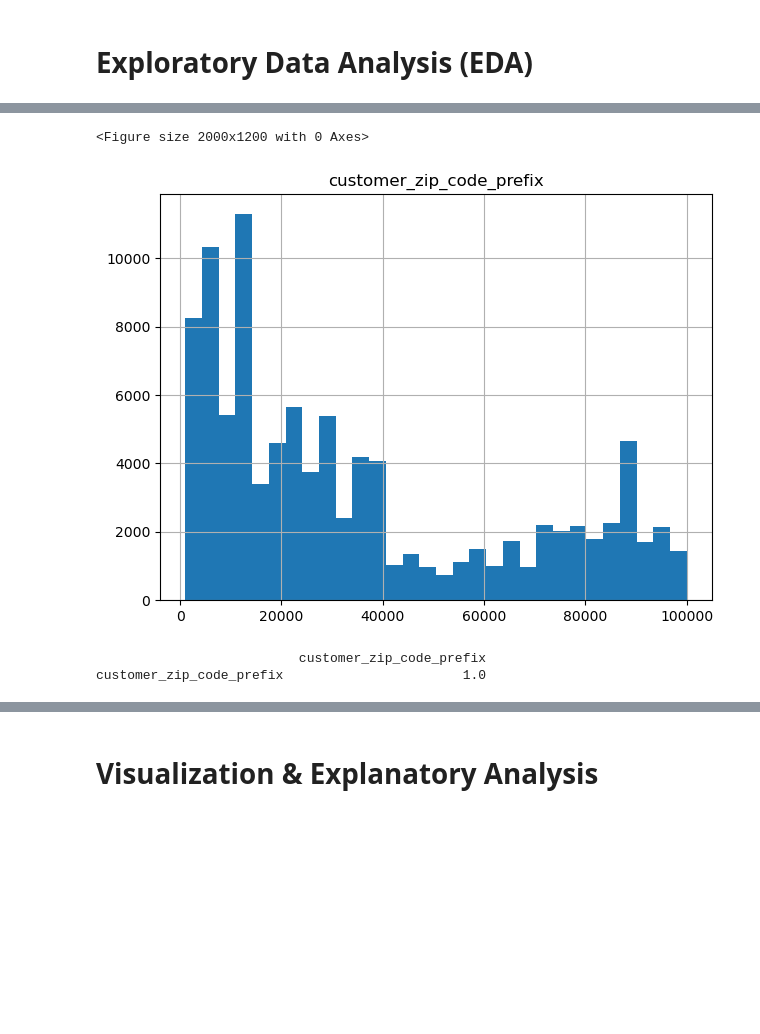
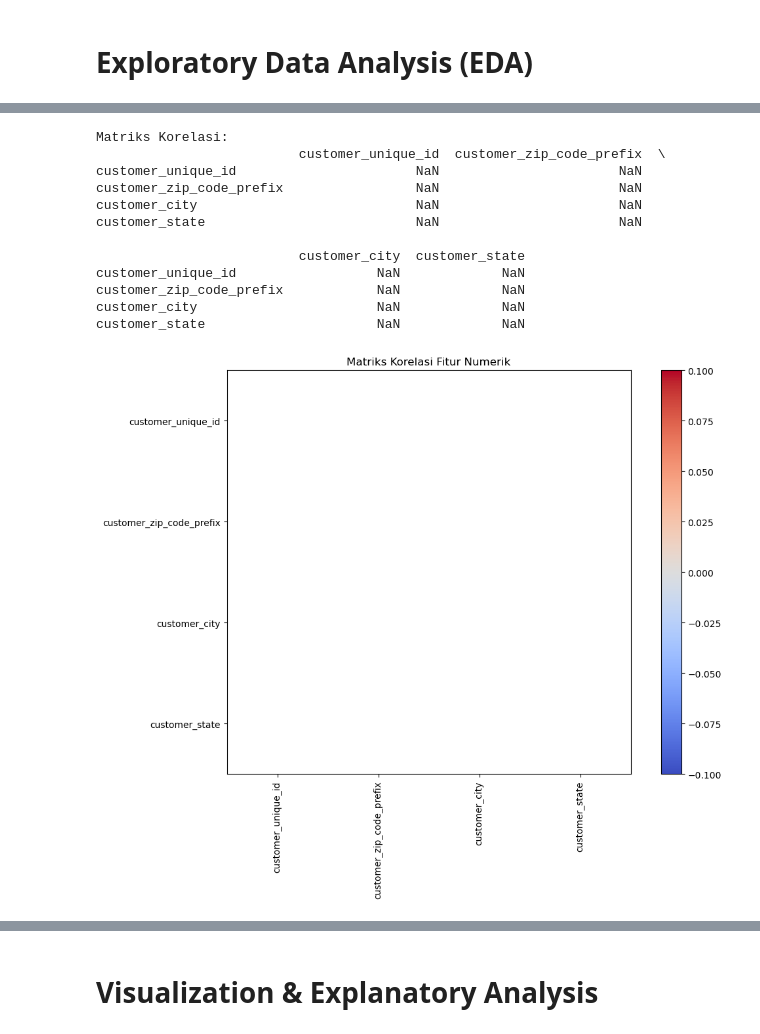
Before and after one commit to charlospurba/Project_Analisis_Data, a Jupyter notebook: notebook.ipynb, the cells around one changed output, grey strips where cells are left out. Cells and saved outputs as stored; diff of their text form; code cells hidden in the pictures; blank space fills up the shorter version.

```diff
--- a/notebook.ipynb
+++ b/notebook.ipynb
@@ -157,17 +168,32 @@ geolocation_df.describe(include="all")
 # %%
-customers_df = pd.read_csv(r'C:\Users\olist_customers_dataset.csv')
-plt.figure(figsize=(20, 12))
-customers_df.hist(bins=30)
-plt.tight_layout()
-plt.show()
+# 5. Matriks Korelasi
 customers_df_numeric = customers_df.select_dtypes(include=['number'])
 correlation_matrix = customers_df_numeric.corr()
+print("Matriks Korelasi:")
 print(correlation_matrix)
+
+# Visualisasi Matriks Korelasi
+plt.figure(figsize=(12, 8))
+plt.imshow(correlation_matrix, cmap='coolwarm', interpolation='none')
+plt.colorbar()
+plt.xticks(range(len(correlation_matrix.columns)), correlation_matrix.columns, rotation=90)
+plt.yticks(range(len(correlation_matrix.columns)), correlation_matrix.columns)
+plt.title('Matriks Korelasi Fitur Numerik')
+plt.show()
 # %% [output]
-<Figure size 2000x1200 with 0 Axes>
+Matriks Korelasi:
+                          customer_unique_id  customer_zip_code_prefix  \
+customer_unique_id                       NaN                       NaN
+customer_zip_code_prefix                 NaN                       NaN
+customer_city                            NaN                       NaN
+customer_state                           NaN                       NaN
+
+                          customer_city  customer_state
+customer_unique_id                  NaN             NaN
+customer_zip_code_prefix            NaN             NaN
+customer_city                       NaN             NaN
+customer_state                      NaN             NaN
-[figure, old version]
+[figure, new version]
-                          customer_zip_code_prefix
-customer_zip_code_prefix                       1.0
 # %% [markdown]
 **Insight:** Pada sesi eksplorasi data:
 
```
Also changed, not shown: parts of 10 cells of this notebook, 1 other file.
